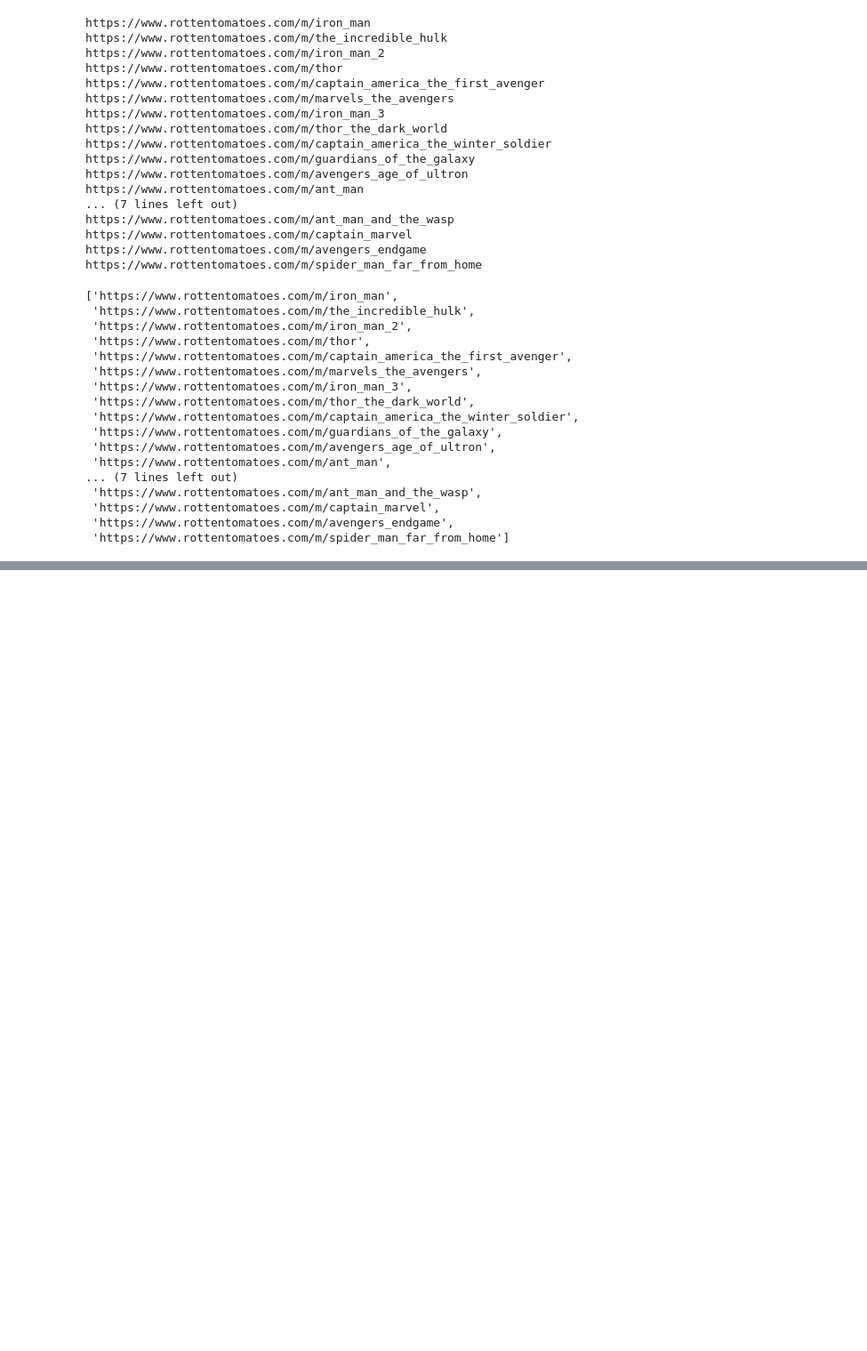
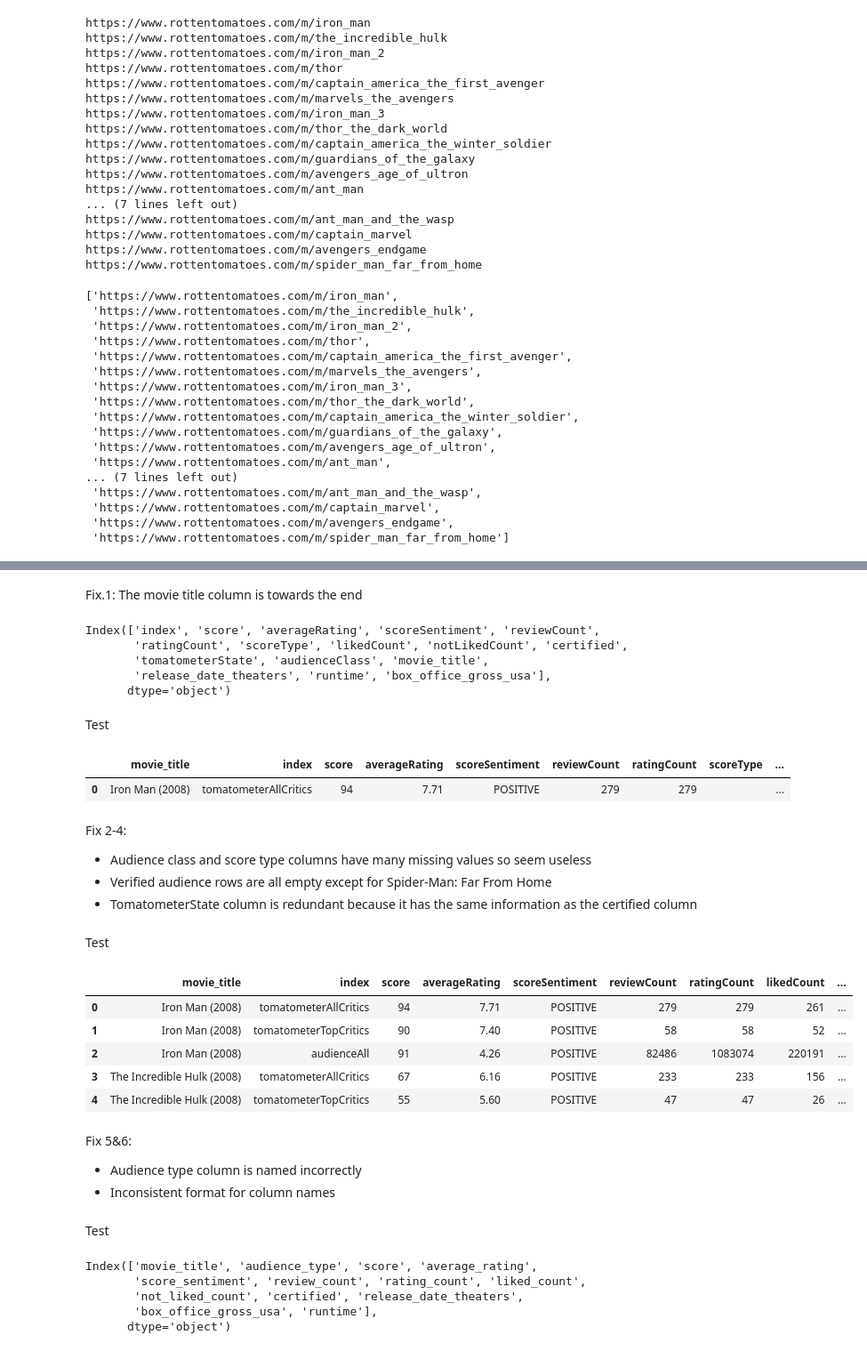
Before and after one commit to ezeahunanya/marvel_cinematic_universe_movie_ratings, a Jupyter notebook: Marvel Movie Scores.ipynb, the cells around one changed output, grey strips where cells are left out. Shown: that part at 89% size. Saved outputs shown, nothing was run; the diff lists cells and outputs as text; code cells hidden in the pictures; blank space fills up the shorter version.

```diff
--- a/Marvel Movie Scores.ipynb
+++ b/Marvel Movie Scores.ipynb
@@ -132,0 +200,47 @@ df
+# %% [markdown]
+Fix.1: The movie title column is towards the end
+# %%
+df.columns
+# %% [output]
+Index(['index', 'score', 'averageRating', 'scoreSentiment', 'reviewCount',
+       'ratingCount', 'scoreType', 'likedCount', 'notLikedCount', 'certified',
+       'tomatometerState', 'audienceClass', 'movie_title',
+       'release_date_theaters', 'runtime', 'box_office_gross_usa'],
+      dtype='object')
+# %%
+df = df[['movie_title', 'index', 'score', 'averageRating', 'scoreSentiment',
+         'reviewCount', 'ratingCount', 'scoreType', 'likedCount',
+         'notLikedCount', 'certified', 'tomatometerState', 'audienceClass',
+         'release_date_theaters', 'box_office_gross_usa', 'runtime']]
+# %% [markdown]
+Test
+# %%
+df.head(1)
+# %% [output]
+|  | movie_title | index | score | averageRating | scoreSentiment | reviewCount | ratingCount | scoreType | ... |
+| 0 | Iron Man (2008) | tomatometerAllCritics | 94 | 7.71 | POSITIVE | 279 | 279 |  | ... |
+# %% [markdown]
+Fix 2-4:
+
+- Audience class and score type columns have many missing values so seem useless
+- Verified audience rows are all empty except for Spider-Man: Far From Home
+- TomatometerState column is redundant because it has the same information as the certified column
+# %%
+df = df[df['index'] != 'audienceVerified'].drop(columns
+        = ['scoreType', 'tomatometerState', 'audienceClass']).reset_index(drop=True)
+# %% [markdown]
+Test
+# %%
+df.head()
+# %% [output]
+|  | movie_title | index | score | averageRating | scoreSentiment | reviewCount | ratingCount | likedCount | ... |
+| 0 | Iron Man (2008) | tomatometerAllCritics | 94 | 7.71 | POSITIVE | 279 | 279 | 261 | ... |
+| 1 | Iron Man (2008) | tomatometerTopCritics | 90 | 7.40 | POSITIVE | 58 | 58 | 52 | ... |
+| 2 | Iron Man (2008) | audienceAll | 91 | 4.26 | POSITIVE | 82486 | 1083074 | 220191 | ... |
+| 3 | The Incredible Hulk (2008) | tomatometerAllCritics | 67 | 6.16 | POSITIVE | 233 | 233 | 156 | ... |
+| 4 | The Incredible Hulk (2008) | tomatometerTopCritics | 55 | 5.60 | POSITIVE | 47 | 47 | 26 | ... |
+# %% [markdown]
+Fix 5&6:
+
+- Audience type column is named incorrectly
+- Inconsistent format for column names
@@ -132,0 +253,10 @@ df
+# %% [markdown]
+Test
+# %%
+df.columns
+# %% [output]
+Index(['movie_title', 'audience_type', 'score', 'average_rating',
+       'score_sentiment', 'review_count', 'rating_count', 'liked_count',
+       'not_liked_count', 'certified', 'release_date_theaters',
+       'box_office_gross_usa', 'runtime'],
+      dtype='object')
```
Also changed, not shown: parts of 41 cells of this notebook.
